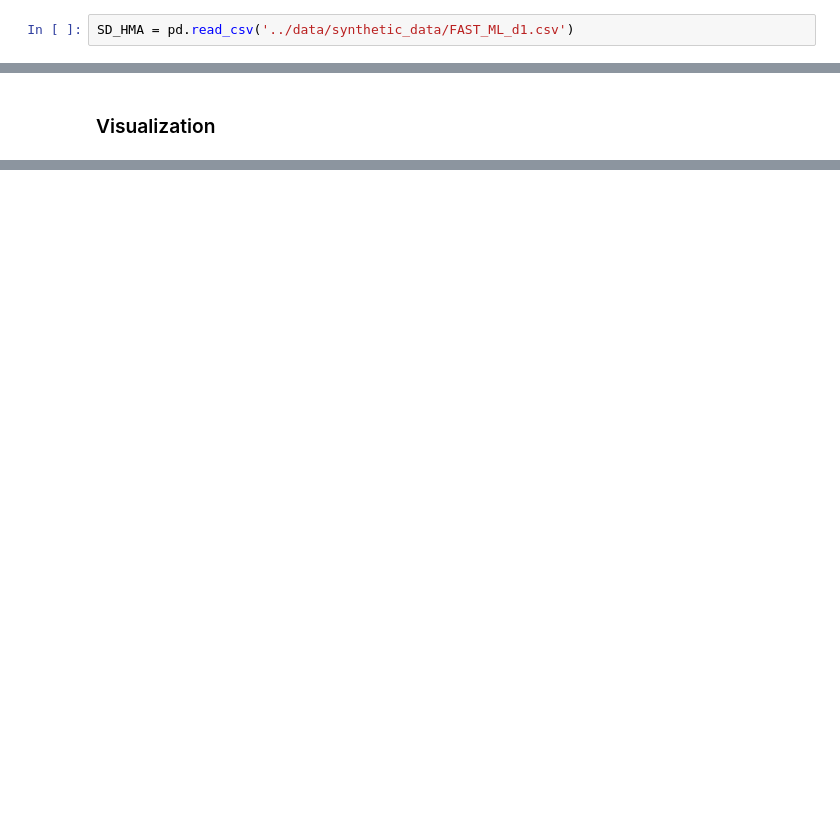
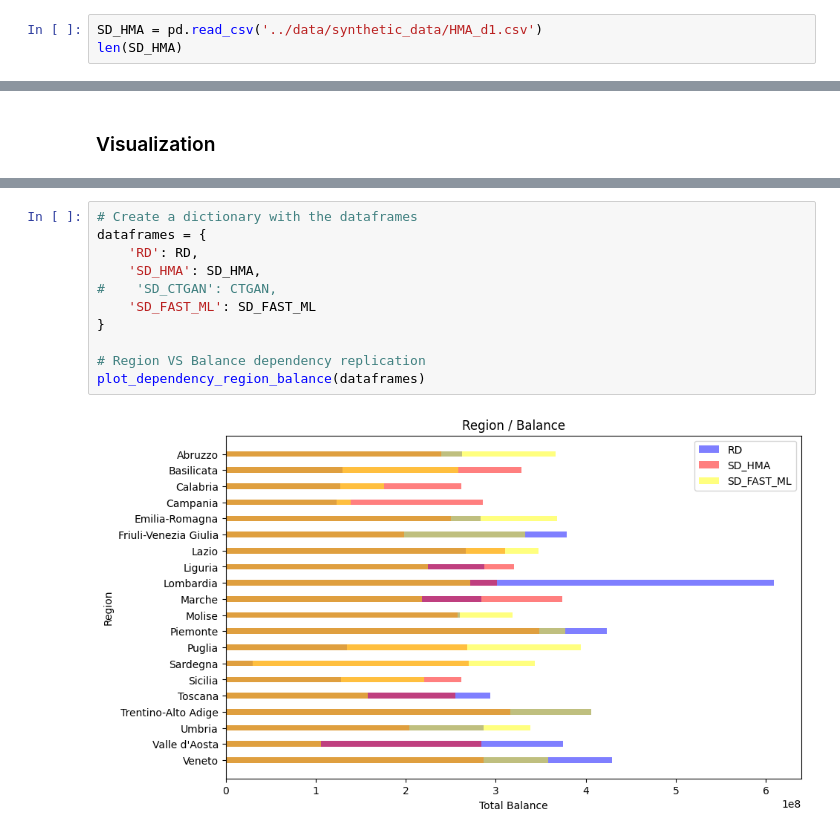
Before and after one commit to davideippolito/SyntheticData, a Jupyter notebook: src/VD.ipynb, the cells around one changed output, grey strips where cells are left out. Cells and saved outputs as stored; diff of their text form; blank space fills up the shorter version.

```diff
--- a/src/VD.ipynb
+++ b/src/VD.ipynb
@@ -15,4 +14,5 @@ len(RD)
 # %% [markdown]
 Synthetic Data
 # %%
-SD_HMA = pd.read_csv('../data/synthetic_data/FAST_ML_d1.csv')
+SD_HMA = pd.read_csv('../data/synthetic_data/HMA_d1.csv')
+len(SD_HMA)
@@ -44,0 +31,13 @@ for et in RD['Employment_Type'].unique():
+# %%
+# Create a dictionary with the dataframes
+dataframes = {
+    'RD': RD,
+    'SD_HMA': SD_HMA,
+#    'SD_CTGAN': CTGAN,
+    'SD_FAST_ML': SD_FAST_ML
+}
+
+# Region VS Balance dependency replication
+plot_dependency_region_balance(dataframes)
+# %% [output]
+[figure, added]
```
Also changed, not shown: parts of 11 cells of this notebook, 7 other files.
